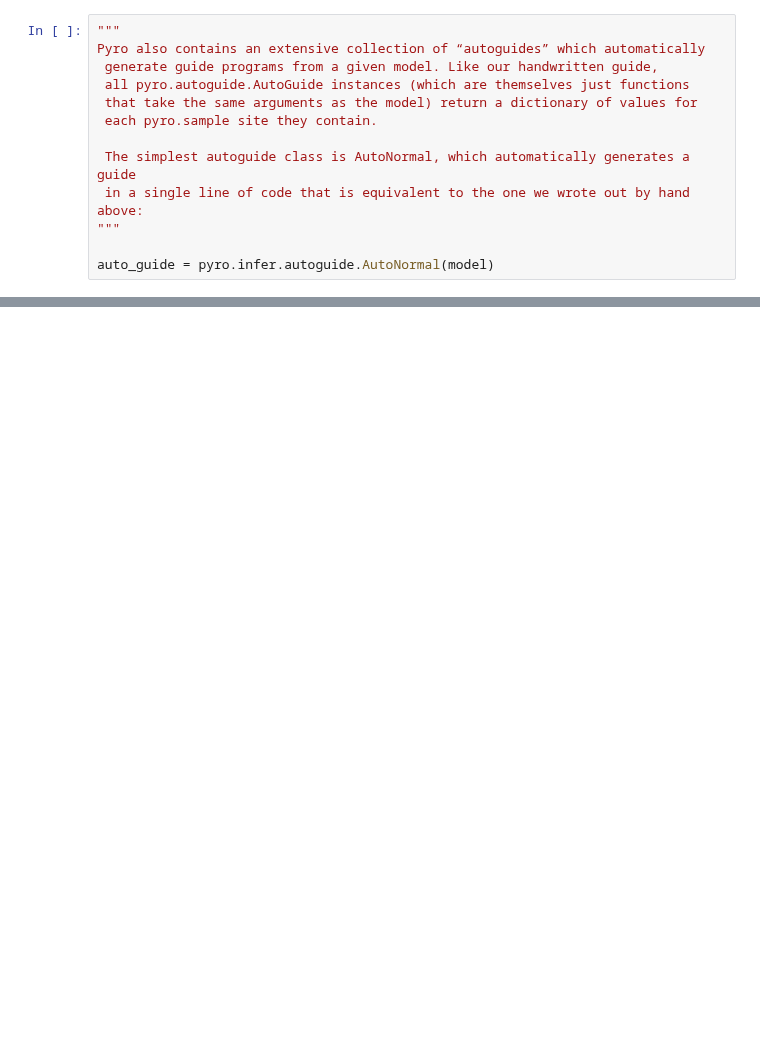
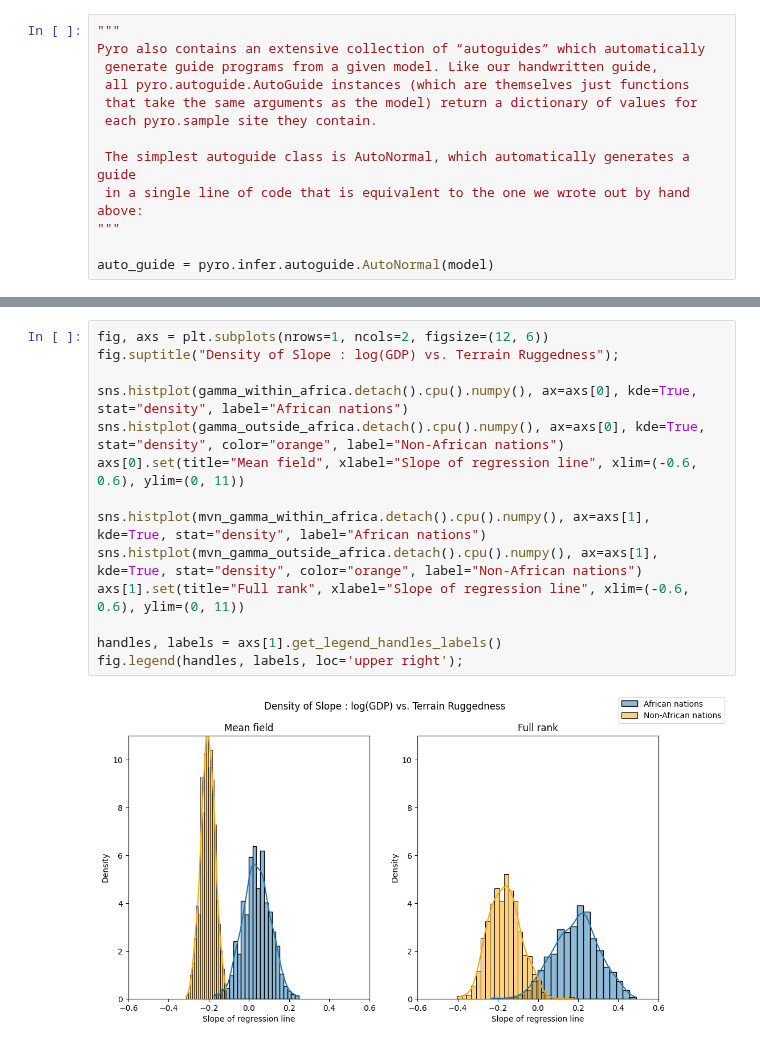
Before and after one commit to sinatayebati/deep-probabilistic-modeling, a Jupyter notebook: intro-pyro/pyro-intro.ipynb, the cells around one changed output, grey strips where cells are left out. Drawn from its saved outputs; the diff is of its cells as text; blank space fills up the shorter version.

```diff
--- a/intro-pyro/pyro-intro.ipynb
+++ b/intro-pyro/pyro-intro.ipynb
@@ -262,0 +396,16 @@ plt.show()
+# %%
+fig, axs = plt.subplots(nrows=1, ncols=2, figsize=(12, 6))
+fig.suptitle("Density of Slope : log(GDP) vs. Terrain Ruggedness");
+
+sns.histplot(gamma_within_africa.detach().cpu().numpy(), ax=axs[0], kde=True, stat="density", label="African nations")
+sns.histplot(gamma_outside_africa.detach().cpu().numpy(), ax=axs[0], kde=True, stat="density", color="orange", label="Non-African nations")
+axs[0].set(title="Mean field", xlabel="Slope of regression line", xlim=(-0.6, 0.6), ylim=(0, 11))
+
+sns.histplot(mvn_gamma_within_africa.detach().cpu().numpy(), ax=axs[1], kde=True, stat="density", label="African nations")
+sns.histplot(mvn_gamma_outside_africa.detach().cpu().numpy(), ax=axs[1], kde=True, stat="density", color="orange", label="Non-African nations")
+axs[1].set(title="Full rank", xlabel="Slope of regression line", xlim=(-0.6, 0.6), ylim=(0, 11))
+
+handles, labels = axs[1].get_legend_handles_labels()
+fig.legend(handles, labels, loc='upper right');
+# %% [output]
+[figure, added]
```
Also changed, not shown: parts of 8 cells of this notebook.
